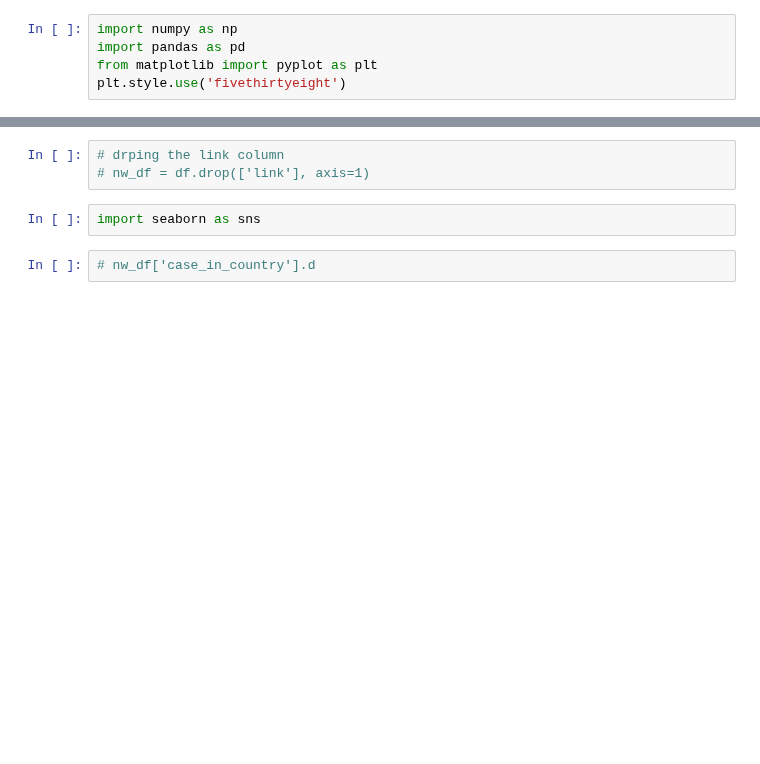
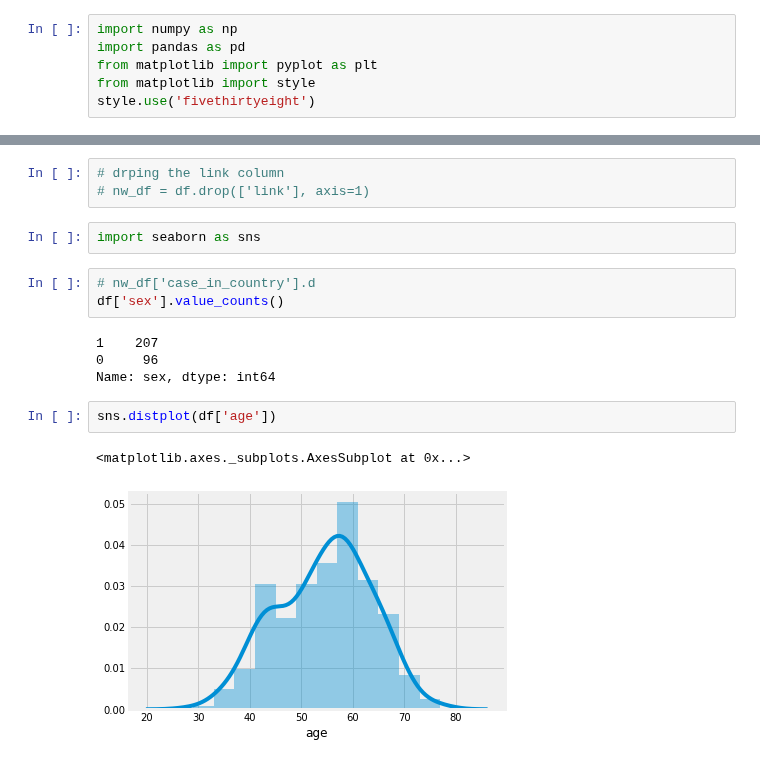
Before and after one commit to abidshafee/google.colaboratory_project, a Jupyter notebook: Statistics4ML.ipynb, the cells around one changed output, grey strips where cells are left out. Drawn from its saved outputs; the diff is of its cells as text; blank space fills up the shorter version.

```diff
--- a/Statistics4ML.ipynb
+++ b/Statistics4ML.ipynb
@@ -4,7 +4,8 @@
 import numpy as np
 import pandas as pd
 from matplotlib import pyplot as plt
-plt.style.use('fivethirtyeight')
+from matplotlib import style
+style.use('fivethirtyeight')
 # %%
 from google.colab import files
 uploaded = files.upload()
@@ -60,3 +61,13 @@ df.describe(include='all')
 import seaborn as sns
 # %%
 # nw_df['case_in_country'].d
+df['sex'].value_counts()
+# %% [output]
+1    207
+0     96
+Name: sex, dtype: int64
+# %%
+sns.distplot(df['age'])
+# %% [output]
+<matplotlib.axes._subplots.AxesSubplot at 0x...>
+[figure, added]
```
Also changed, not shown: parts of 1 cell of this notebook.
